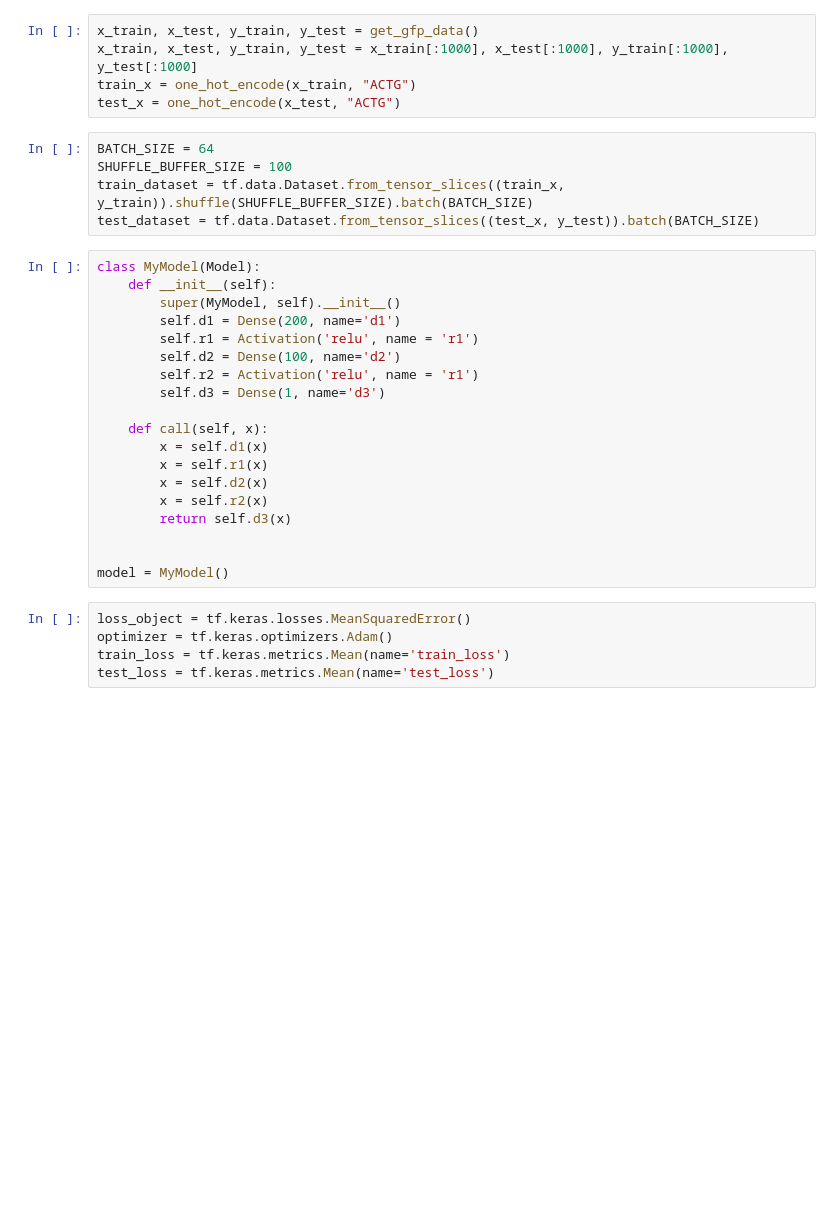
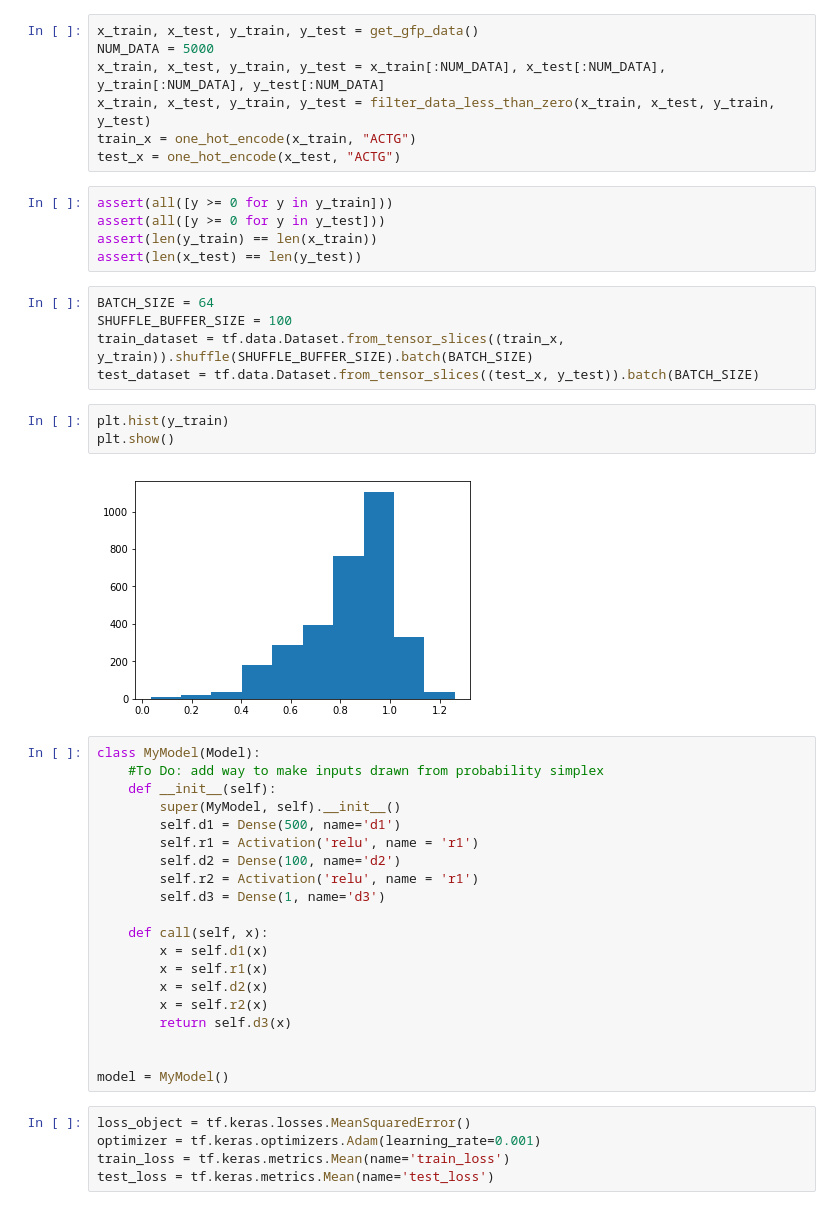
Before and after one commit to j316chuck/AM-Project, a Jupyter notebook: notebooks/GFP AM.ipynb, the cells around one changed output. Saved outputs shown, nothing was run; the diff lists cells and outputs as text; blank space fills up the shorter version.

Commit message:
GFP model train fixes and added annealing plots

```diff
--- a/notebooks/GFP AM.ipynb
+++ b/notebooks/GFP AM.ipynb
@@ -265,18 +189,31 @@ def one_hot_decode(X, alphabet):
 # %%
 x_train, x_test, y_train, y_test = get_gfp_data()
-x_train, x_test, y_train, y_test = x_train[:1000], x_test[:1000], y_train[:1000], y_test[:1000]
+NUM_DATA = 5000
+x_train, x_test, y_train, y_test = x_train[:NUM_DATA], x_test[:NUM_DATA], y_train[:NUM_DATA], y_test[:NUM_DATA]
+x_train, x_test, y_train, y_test = filter_data_less_than_zero(x_train, x_test, y_train, y_test)
 train_x = one_hot_encode(x_train, "ACTG")
 test_x = one_hot_encode(x_test, "ACTG")
+# %%
+assert(all([y >= 0 for y in y_train]))
+assert(all([y >= 0 for y in y_test]))
+assert(len(y_train) == len(x_train))
+assert(len(x_test) == len(y_test))
 # %%
 BATCH_SIZE = 64
 SHUFFLE_BUFFER_SIZE = 100
 train_dataset = tf.data.Dataset.from_tensor_slices((train_x, y_train)).shuffle(SHUFFLE_BUFFER_SIZE).batch(BATCH_SIZE)
 test_dataset = tf.data.Dataset.from_tensor_slices((test_x, y_test)).batch(BATCH_SIZE)
+# %%
+plt.hist(y_train)
+plt.show()
+# %% [output]
+[figure, added]
 # %%
 class MyModel(Model):
+    #To Do: add way to make inputs drawn from probability simplex
     def __init__(self):
         super(MyModel, self).__init__()
-        self.d1 = Dense(200, name='d1')
+        self.d1 = Dense(500, name='d1')
         self.r1 = Activation('relu', name = 'r1')
         self.d2 = Dense(100, name='d2')
         self.r2 = Activation('relu', name = 'r1')
@@ -293,7 +230,7 @@ class MyModel(Model):
 model = MyModel()
 # %%
 loss_object = tf.keras.losses.MeanSquaredError()
-optimizer = tf.keras.optimizers.Adam()
+optimizer = tf.keras.optimizers.Adam(learning_rate=0.001)
 train_loss = tf.keras.metrics.Mean(name='train_loss')
 test_loss = tf.keras.metrics.Mean(name='test_loss')
 # %%
```
Also changed, not shown: parts of 14 cells of this notebook, 2 other files.
